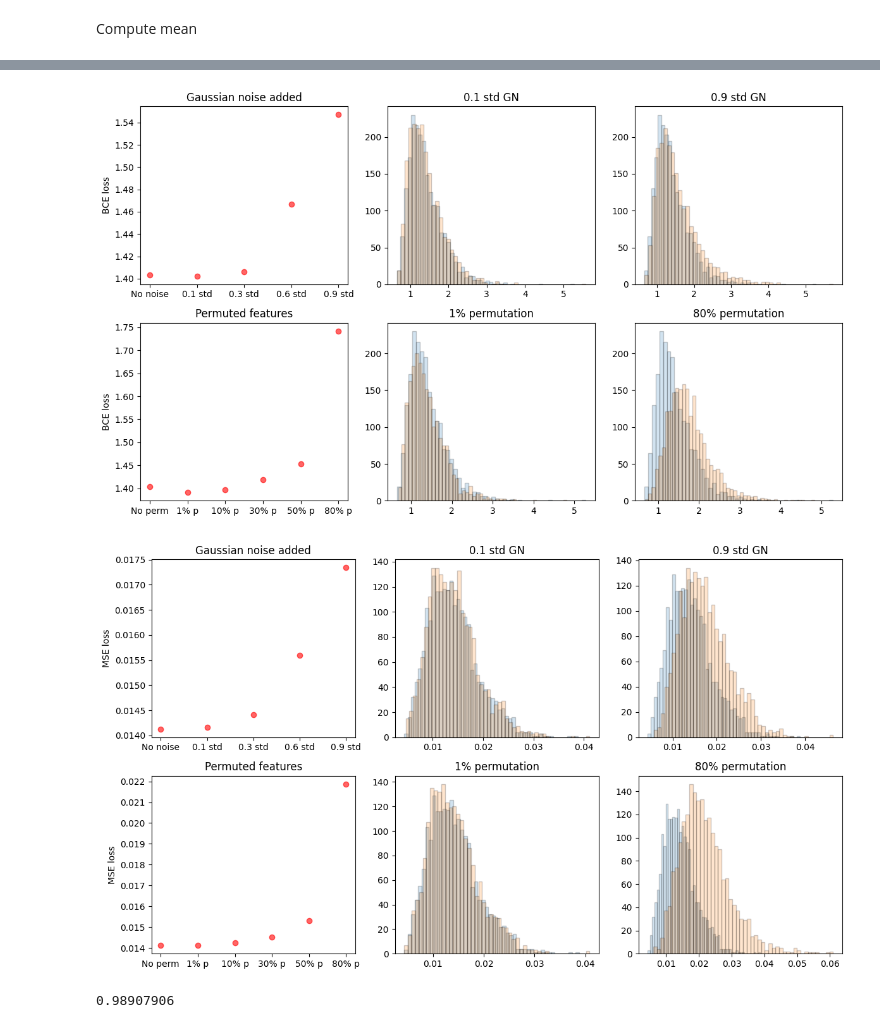
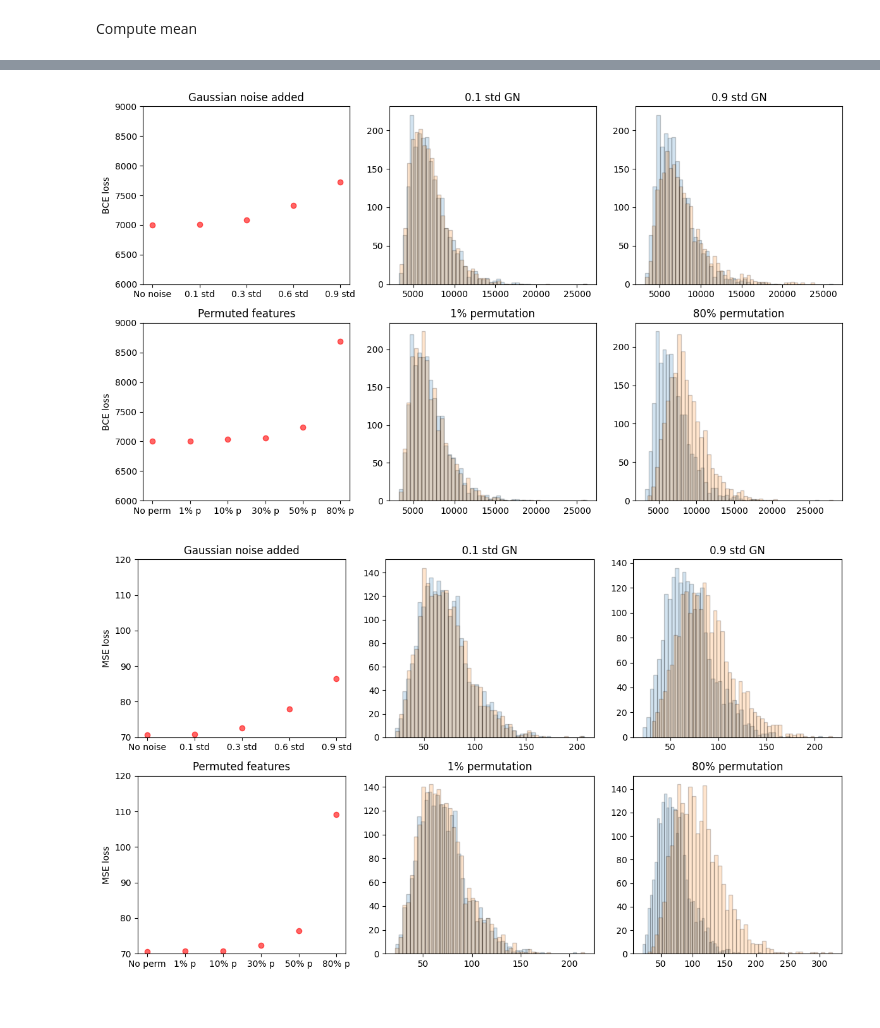
Before and after one commit to aschoudry/VAE_prject, a Jupyter notebook: notebooks/Reconstruction_losses.ipynb, the cells around one changed output, grey strips where cells are left out. Cells and saved outputs as stored; diff of their text form; code cells hidden in the pictures.

Commit message:
added some resutls which look reconstruction at gene level

```diff
--- a/notebooks/Reconstruction_losses.ipynb
+++ b/notebooks/Reconstruction_losses.ipynb
@@ -172,8 +172,8 @@ def compute_losses(rnaseq_df, input_rnaseq_reconstruct):
     for i in range(len(rnaseq_df)):
         x = torch.Tensor(rnaseq_df.iloc[i].values)
         y= torch.Tensor(input_rnaseq_reconstruct.iloc[i].values)
-        bce_loss = F.binary_cross_entropy(x, y)
-        mse_loss = F.mse_loss(x,y)
+        bce_loss = F.binary_cross_entropy(x, y, reduction='sum')
+        mse_loss = F.mse_loss(x,y, reduction='sum')
 
         #prior = MultivariateNormal(loc = torch.zeros(model.forward(x)[1].mean.shape[1])
         #                           ,scale_tril=torch.eye(vae.forward(x)[1].mean.shape[1]))
@@ -628,7 +624,7 @@ axs[0, 0].scatter([2], [np.mean(compute_losses(rnaseq_df, input_rnaseq_reconstru
 axs[0, 0].scatter([3], [np.mean(compute_losses(rnaseq_df, input_rnaseq_reconstruct_noisy_0p6)[0])], c='r', alpha=.6)
 axs[0, 0].scatter([4], [np.mean(compute_losses(rnaseq_df, input_rnaseq_reconstruct_noisy_0p9)[0])], c='r',  alpha=.6)
 
-#axs[0, 0].set_ylim(6000, 9000)
+axs[0, 0].set_ylim(6000, 9000)
 axs[0, 0].set_ylabel("BCE loss")
 axs[0, 0].set_xticks([0,1,2,3,4], ['No noise', '0.1 std', '0.3 std', '0.6 std', '0.9 std'])
 axs[0, 0].set_title("Gaussian noise added")
@@ -648,7 +644,7 @@ axs[1, 0].scatter([2], [np.mean(compute_losses(rnaseq_df, input_rnaseq_reconstru
 axs[1, 0].scatter([3], [np.mean(compute_losses(rnaseq_df, input_rnaseq_reconstruct_df_8_rs)[0])], c='r', alpha=.6)
 axs[1, 0].scatter([4], [np.mean(compute_losses(rnaseq_df, input_rnaseq_reconstruct_df_10_rs)[0])], c='r', alpha=.6)
 axs[1, 0].scatter([5], [np.mean(compute_losses(rnaseq_df, input_rnaseq_reconstruct_df_20_rs)[0])], c='r',  alpha=.6)
-#axs[1, 0].set_ylim(6000, 9000)
+axs[1, 0].set_ylim(6000, 9000)
 
 axs[1, 0].set_ylabel("BCE loss")
 axs[1, 0].set_title("Permuted features")
@@ -667,7 +663,7 @@ plt.savefig('data/Mean_BCE_gene_plots.png')
 # Display the plots
 plt.show()
 # %% [output]
-[figure, old version]
+[figure, new version]
 # %%
 import numpy as np
 import matplotlib.pyplot as plt
@@ -682,7 +678,7 @@ axs[0, 0].scatter([2], [np.mean(compute_losses(rnaseq_df, input_rnaseq_reconstru
 axs[0, 0].scatter([3], [np.mean(compute_losses(rnaseq_df, input_rnaseq_reconstruct_noisy_0p6)[1])], c='r', alpha=.6)
 axs[0, 0].scatter([4], [np.mean(compute_losses(rnaseq_df, input_rnaseq_reconstruct_noisy_0p9)[1])], c='r',  alpha=.6)
 
-#axs[0, 0].set_ylim(70, 120)
+axs[0, 0].set_ylim(70, 120)
 axs[0, 0].set_ylabel("MSE loss")
 axs[0, 0].set_xticks([0,1,2,3,4], ['No noise', '0.1 std', '0.3 std', '0.6 std', '0.9 std'])
 axs[0, 0].set_title("Gaussian noise added")
@@ -696,36 +692,32 @@ axs[0, 2].hist(compute_losses(rnaseq_df, input_rnaseq_reconstruct)[1], bins=50,
 axs[0, 2].hist(compute_losses(rnaseq_df, input_rnaseq_reconstruct_noisy_0p9)[1], bins=50, edgecolor='black', alpha=0.2, label="0.1 std")
 #axs[0, 1].plot(x, y2)
 #axs[0, 2].set_title("Reconstructed with VAE")
 # Plot data on each subplot
 axs[1, 0].scatter([0], [np.mean(compute_losses(rnaseq_df, input_rnaseq_reconstruct)[1])], c='r', alpha=.6, label="Mean MSE")
 axs[1, 0].scatter([1], [np.mean(compute_losses(rnaseq_df, input_rnaseq_reconstruct_df_1_rs)[1])], c='r',  alpha=.6)
 axs[1, 0].scatter([2], [np.mean(compute_losses(rnaseq_df, input_rnaseq_reconstruct_df_5_rs)[1])], c='r', alpha=.6)
 axs[1, 0].scatter([3], [np.mean(compute_losses(rnaseq_df, input_rnaseq_reconstruct_df_8_rs)[1])], c='r', alpha=.6)
 axs[1, 0].scatter([4], [np.mean(compute_losses(rnaseq_df, input_rnaseq_reconstruct_df_10_rs)[1])], c='r', alpha=.6)
 axs[1, 0].scatter([5], [np.mean(compute_losses(rnaseq_df, input_rnaseq_reconstruct_df_20_rs)[1])], c='r',  alpha=.6)
-#axs[1, 0].set_ylim(70, 120)
+axs[1, 0].set_ylim(70, 120)
 
 axs[1, 0].set_ylabel("MSE loss")
 axs[1, 0].set_title("Permuted features")
 axs[1, 0].set_xticks([0,1,2,3,4,5], ['No perm', '1% p', '10% p', '30% p' , '50% p', '80% p'])
 
 #axs[1, 1].imshow(permuted_img_tensor.detach().view(1, 28, 28).permute(1, 2, 0))
 axs[1, 1].set_title("1% permutation")
 axs[1, 1].hist(compute_losses(rnaseq_df, input_rnaseq_reconstruct)[1], bins=50, edgecolor='black', alpha=0.2)
 axs[1, 1].hist(compute_losses(rnaseq_df, input_rnaseq_reconstruct_df_1_rs)[1], bins=50, edgecolor='black', alpha=0.2, label="0.1 std")
 
 axs[1, 2].set_title("80% permutation")
 axs[1, 2].hist(compute_losses(rnaseq_df, input_rnaseq_reconstruct)[1], bins=50, edgecolor='black', alpha=0.2)
 axs[1, 2].hist(compute_losses(rnaseq_df, input_rnaseq_reconstruct_df_20_rs)[1], bins=50, edgecolor='black', alpha=0.2, label="0.1 std")
 # Set a tight layout
 # Set a tight layout
 fig.tight_layout()
 plt.savefig('data/Mean_MSE_gene_plots.png')
 # Display the plots
 plt.show()
 # %% [output]
-[figure, old version]
+[figure, new version]
-# %%
-input_rnaseq_reconstruct.max().max()
-# %% [output]
-0.98907906
```
Also changed, not shown: parts of 17 cells of this notebook.
